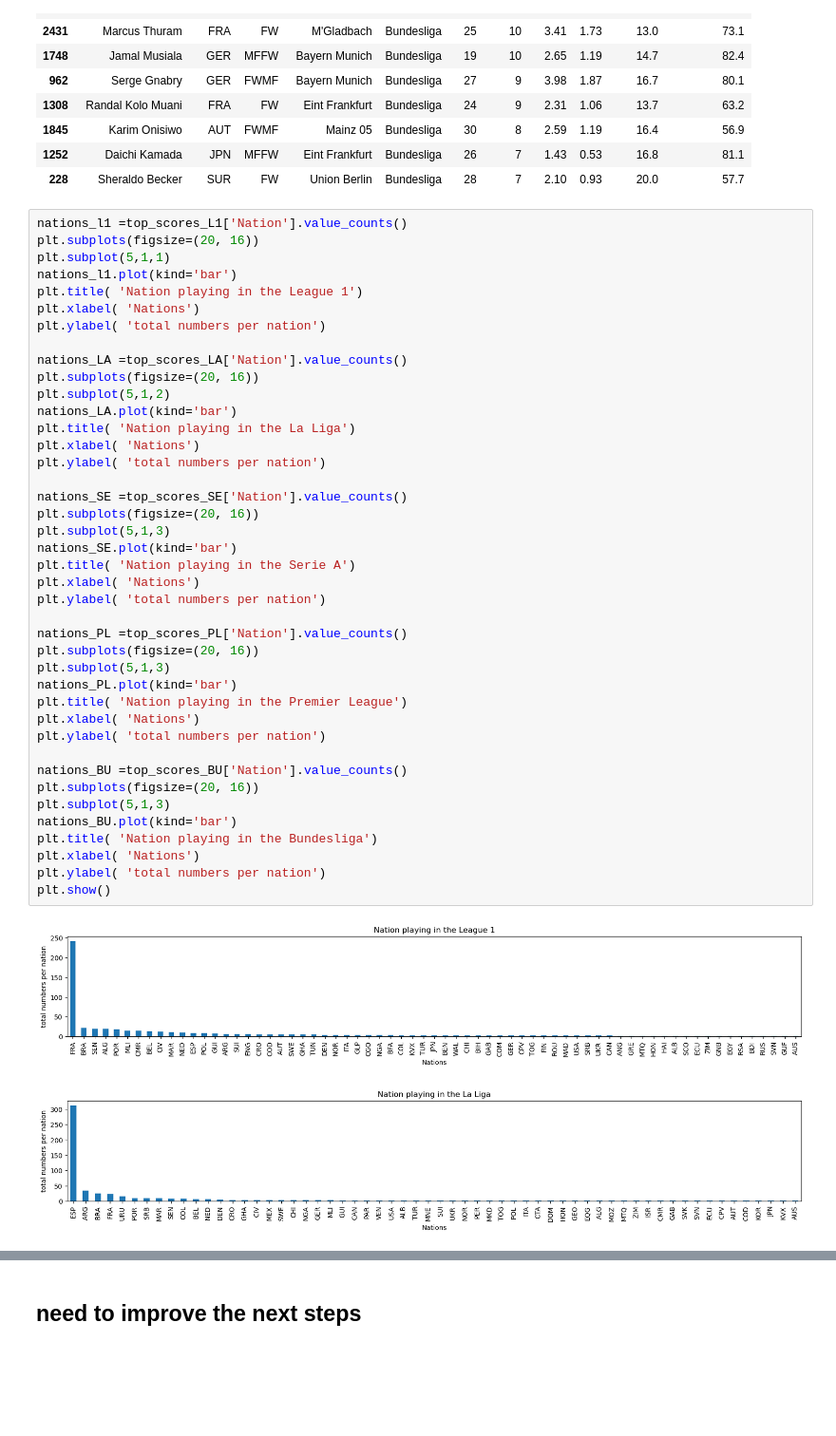
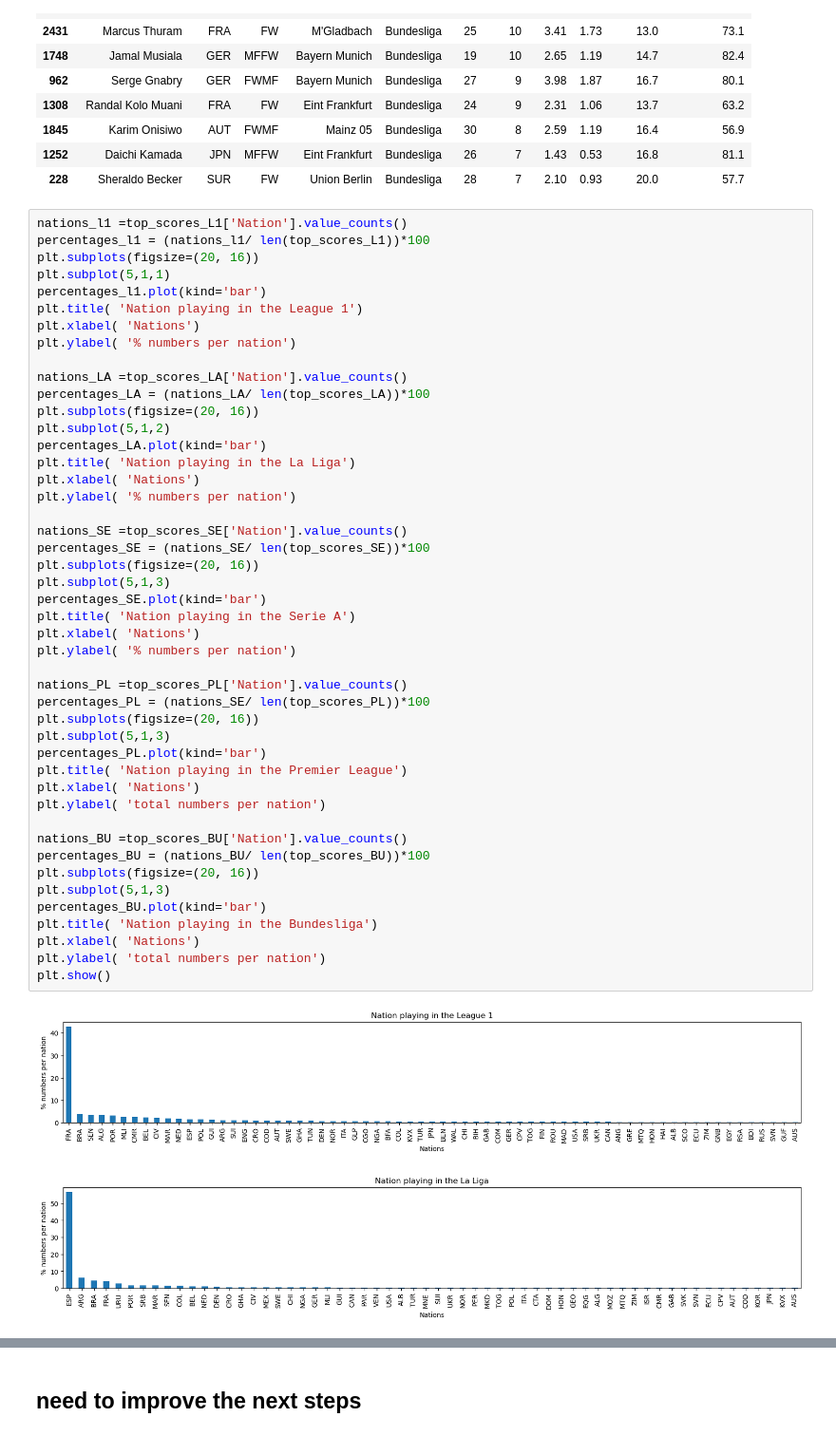
Before and after one commit to tiagoru/Football_Player_Stats, a Jupyter notebook: footbal_analysis.ipynb, the cells around one changed output, grey strips where cells are left out. Shown: that part at 95% size. Cells and saved outputs as stored; diff of their text form; blank space fills up the shorter version.

```diff
--- a/footbal_analysis.ipynb
+++ b/footbal_analysis.ipynb
@@ -162,45 +162,50 @@ top_scores_BU.head(10)
 | 228 | Sheraldo Becker | SUR | FW | Union Berlin | Bundesliga | 28 | 7 | 2.10 | 0.93 | 20.0 | 57.7 |
 # %%
 nations_l1 =top_scores_L1['Nation'].value_counts()
+percentages_l1 = (nations_l1/ len(top_scores_L1))*100
 plt.subplots(figsize=(20, 16))
 plt.subplot(5,1,1)
-nations_l1.plot(kind='bar')
+percentages_l1.plot(kind='bar')
 plt.title( 'Nation playing in the League 1')
 plt.xlabel( 'Nations')
-plt.ylabel( 'total numbers per nation')
+plt.ylabel( '% numbers per nation')
 
 nations_LA =top_scores_LA['Nation'].value_counts()
+percentages_LA = (nations_LA/ len(top_scores_LA))*100
 plt.subplots(figsize=(20, 16))
 plt.subplot(5,1,2)
-nations_LA.plot(kind='bar')
+percentages_LA.plot(kind='bar')
 plt.title( 'Nation playing in the La Liga')
 plt.xlabel( 'Nations')
-plt.ylabel( 'total numbers per nation')
+plt.ylabel( '% numbers per nation')
 
 nations_SE =top_scores_SE['Nation'].value_counts()
+percentages_SE = (nations_SE/ len(top_scores_SE))*100
 plt.subplots(figsize=(20, 16))
 plt.subplot(5,1,3)
-nations_SE.plot(kind='bar')
+percentages_SE.plot(kind='bar')
 plt.title( 'Nation playing in the Serie A')
 plt.xlabel( 'Nations')
-plt.ylabel( 'total numbers per nation')
+plt.ylabel( '% numbers per nation')
 
 nations_PL =top_scores_PL['Nation'].value_counts()
+percentages_PL = (nations_SE/ len(top_scores_PL))*100
 plt.subplots(figsize=(20, 16))
 plt.subplot(5,1,3)
-nations_PL.plot(kind='bar')
+percentages_PL.plot(kind='bar')
 plt.title( 'Nation playing in the Premier League')
 plt.xlabel( 'Nations')
 plt.ylabel( 'total numbers per nation')
 
 nations_BU =top_scores_BU['Nation'].value_counts()
+percentages_BU = (nations_BU/ len(top_scores_BU))*100
 plt.subplots(figsize=(20, 16))
 plt.subplot(5,1,3)
-nations_BU.plot(kind='bar')
+percentages_BU.plot(kind='bar')
 plt.title( 'Nation playing in the Bundesliga')
 plt.xlabel( 'Nations')
 plt.ylabel( 'total numbers per nation')
 plt.show()
 # %% [output]
-[figure, old version]
+[figure, new version]
-[figure, old version]
+[figure, new version]
```
Also changed, not shown: parts of 6 cells of this notebook.
